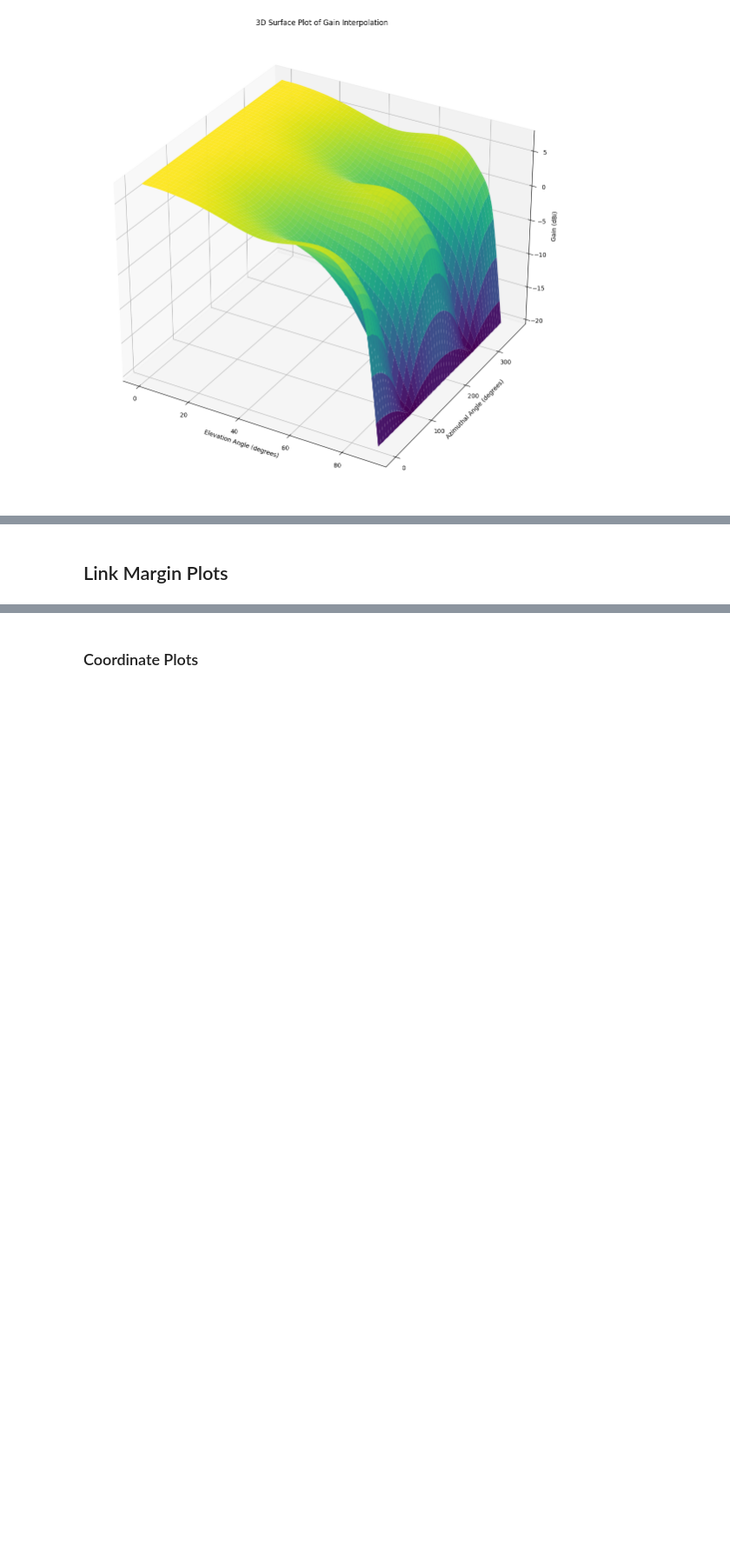
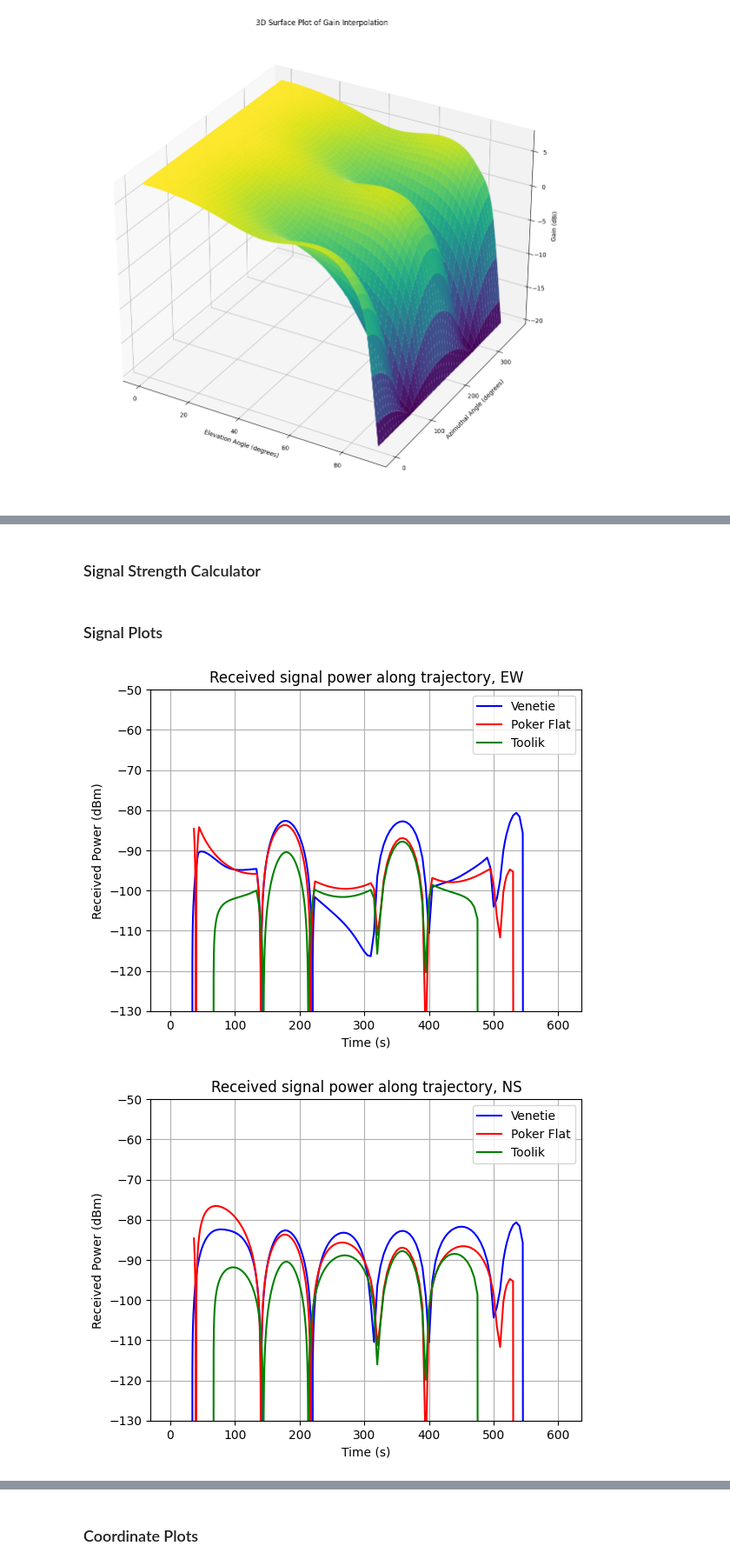
Before and after one commit to swallace23/link_margin, a Jupyter notebook: Link Margin Calculations.ipynb, the cells around one changed output, grey strips where cells are left out. Shown at 87% size. Drawn from its saved outputs; the diff is of its cells as text; code cells hidden in the pictures; blank space fills up the shorter version.

```diff
--- a/Link Margin Calculations.ipynb
+++ b/Link Margin Calculations.ipynb
@@ -1008,0 +340,2 @@ plt.show()
+# %% [markdown]
+### Signal Strength Calculator
@@ -1009,2 +369,54 @@ plt.show()
 # %% [markdown]
-## Link Margin Plots
+### Signal Plots
+# %%
+receivedpowervt_EW = calc_received_power(radiivt, vt_rbf, vt_pol_loss_EW)
+receivedpowerpf_EW = calc_received_power(radiipf, pf_rbf, pf_pol_loss_EW)
+receivedpowertl_EW = calc_received_power(radiitl, tl_rbf, tl_pol_loss_EW)
+receivvedpowervt_NS = calc_received_power(radiivt, vt_rbf, vt_pol_loss_NS)
+receivedpowerpf_NS = calc_received_power(radiipf, pf_rbf, pf_pol_loss_NS)
+receivedpowertl_NS = calc_received_power(radiitl, tl_rbf, tl_pol_loss_NS)
+
+#plot EW antenna signal
+plt.plot(times, receivedpowervt_EW, color='blue')
+plt.plot(times, receivedpowerpf_EW, color='red')
+plt.plot(times, receivedpowertl_EW, color='green')
+
+
+plt.title("Received signal power along trajectory, EW")
+plt.xlabel("Time (s)")
+plt.ylabel("Received Power (dBm)")
+plt.legend(["Venetie", "Poker Flat", "Toolik"])
+plt.ylim(-130, -50)
+plt.grid(True)
+plt.show()
+
+
+#plot NS antenna signal
+plt.plot(times, receivvedpowervt_NS, color='blue')
+plt.plot(times, receivedpowerpf_NS, color='red')
+plt.plot(times, receivedpowertl_NS, color='green')
+
+plt.title("Received signal power along trajectory, NS")
+plt.xlabel("Time (s)")
+plt.ylabel("Received Power (dBm)")
+plt.legend(["Venetie", "Poker Flat", "Toolik"])
+plt.ylim(-130, -50)
+plt.grid(True)
+plt.show()
+
+#plot signal difference
+signal_diff_vt = np.abs(np.subtract(receivedpowervt_EW, receivvedpowervt_NS))
+signal_diff_pf = np.abs(np.subtract(receivedpowerpf_EW, receivedpowerpf_NS))
+signal_diff_tl = np.abs(np.subtract(receivedpowertl_EW, receivedpowertl_NS))
+plt.plot(times, signal_diff_vt, color='blue')
+plt.plot(times, signal_diff_pf, color='red')
+plt.plot(times, signal_diff_tl, color='green')
+plt.title("Difference in received signal power between yagi dipoles")
+plt.xlabel("Time (s)")
+plt.ylabel("(Absolute) difference in Received Power (dBm)")
+plt.legend(["Venetie", "Poker Flat", "Toolik"])
+plt.grid(True)
+plt.show()
+# %% [output]
+[figure, added]
+[figure, added]
```
Also changed, not shown: parts of 73 cells of this notebook.
